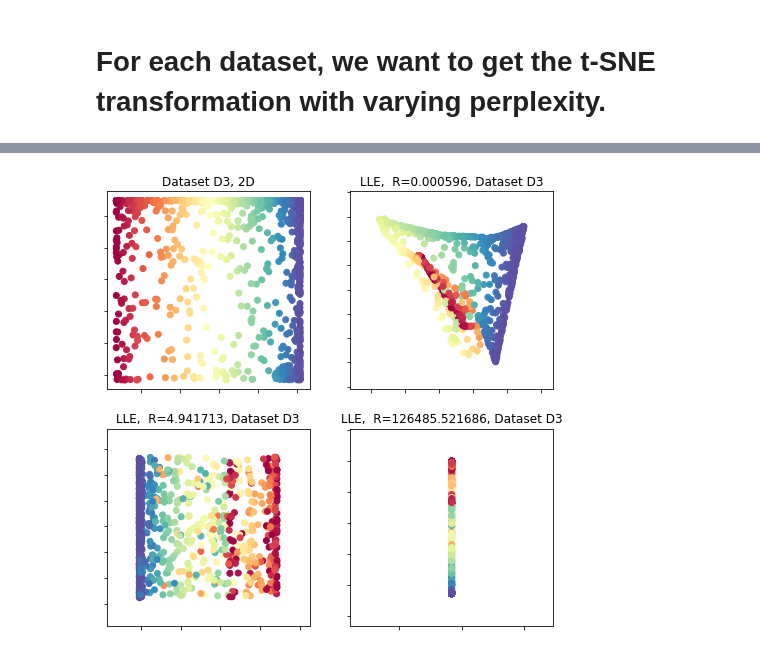
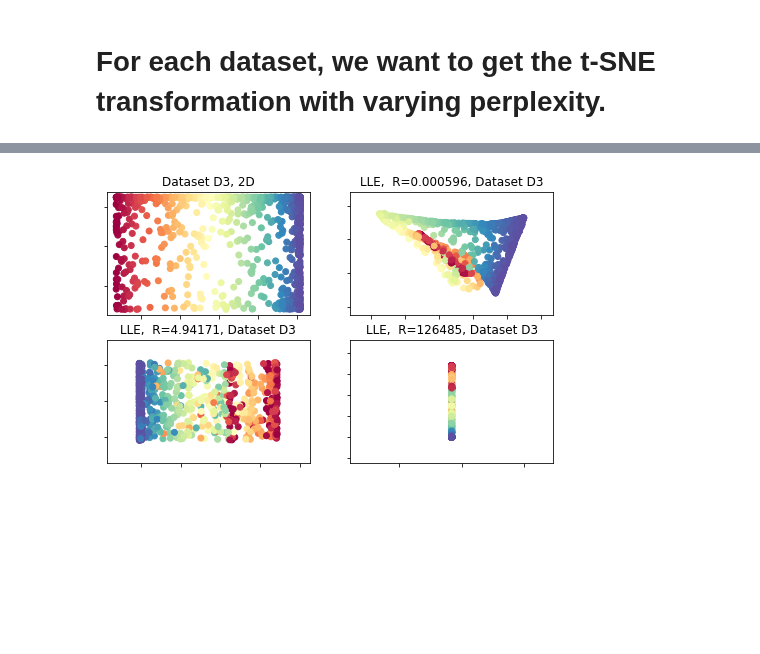
Before and after one commit to hbjornoy/t-SNE-vs-LLE, a Jupyter notebook: Section E.ipynb, the cells around one changed output, grey strips where cells are left out. Saved outputs shown, nothing was run; the diff lists cells and outputs as text; code cells hidden in the pictures; blank space fills up the shorter version.

```diff
--- a/Section E.ipynb
+++ b/Section E.ipynb
@@ -187,28 +176,28 @@ plt.savefig('distribution_d1_comparison.pdf')
 # %%
 # Plotting a smaller figure that can be included in the report:
-fig = plt.figure(figsize=(8,8))
+fig = plt.figure(figsize=(8,5))
 ax = fig.add_subplot(221)
 ax.set_yticklabels([])
 ax.set_xticklabels([])
 ax.set_title('Dataset D3, 2D')
 ax.scatter(X_2ds[3][0], X_2ds[3][1],c=colors[3], cmap=plt.cm.Spectral)
 ax = fig.add_subplot(222)
 ax.set_title('LLE,  R=0.000596, Dataset D3')
 ax.set_yticklabels([])
 ax.set_xticklabels([])
 ax.scatter(r_Ys[3][22][:, 0], r_Ys[3][22][:, 1], c=colors[3], cmap=plt.cm.Spectral)
 
 ax = fig.add_subplot(223)
-ax.set_title('LLE,  R=4.941713, Dataset D3')
+ax.set_title('LLE,  R=4.94171, Dataset D3')
 ax.set_yticklabels([])
 ax.set_xticklabels([])
 ax.scatter(r_Ys[3][30][:, 0], r_Ys[3][30][:, 1], c=colors[3], cmap=plt.cm.Spectral)
 ax = fig.add_subplot(224)
-ax.set_title('LLE,  R=126485.521686, Dataset D3')
+ax.set_title('LLE,  R=126485, Dataset D3')
 ax.set_yticklabels([])
 ax.set_xticklabels([])
 ax.scatter(r_Ys[3][39][:, 0], r_Ys[3][39][:, 1], c=colors[3], cmap=plt.cm.Spectral)
 
 plt.savefig('distribution_d3_comparison.pdf')
 # %% [output]
-[figure, old version]
+[figure, new version]
```
Also changed, not shown: parts of 3 cells of this notebook, 10 other files.
